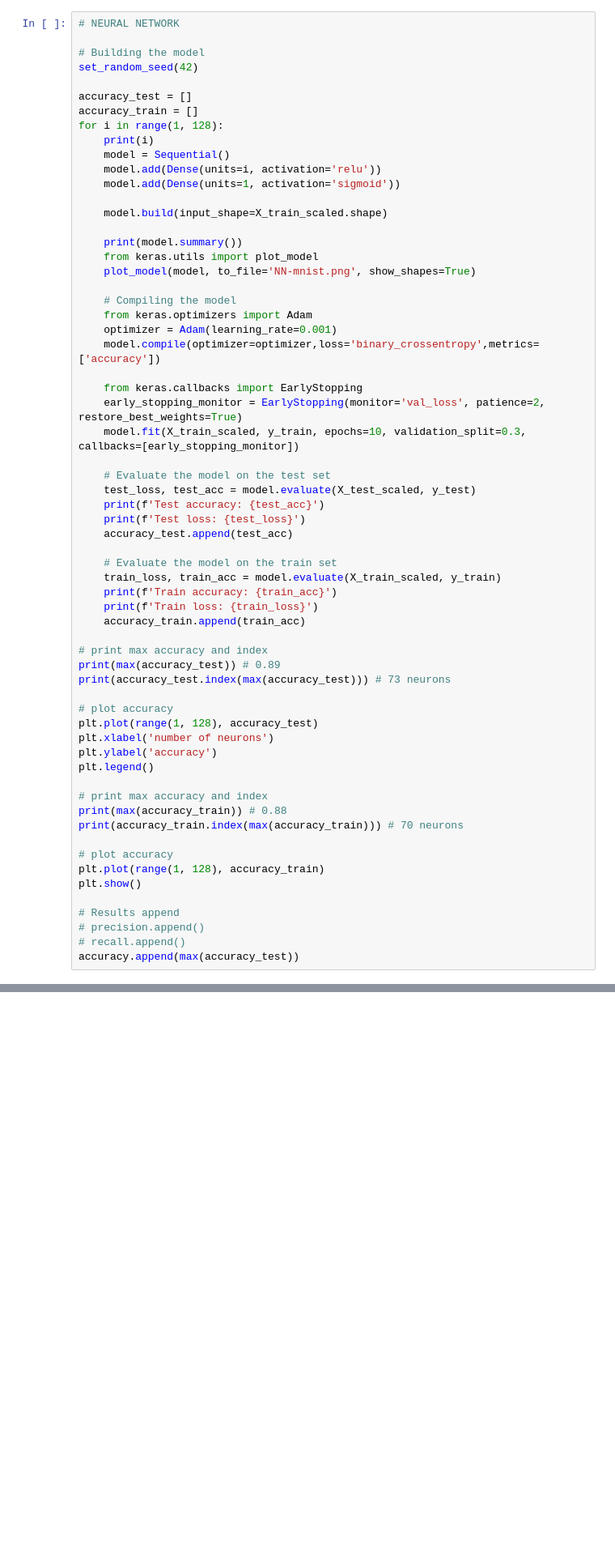
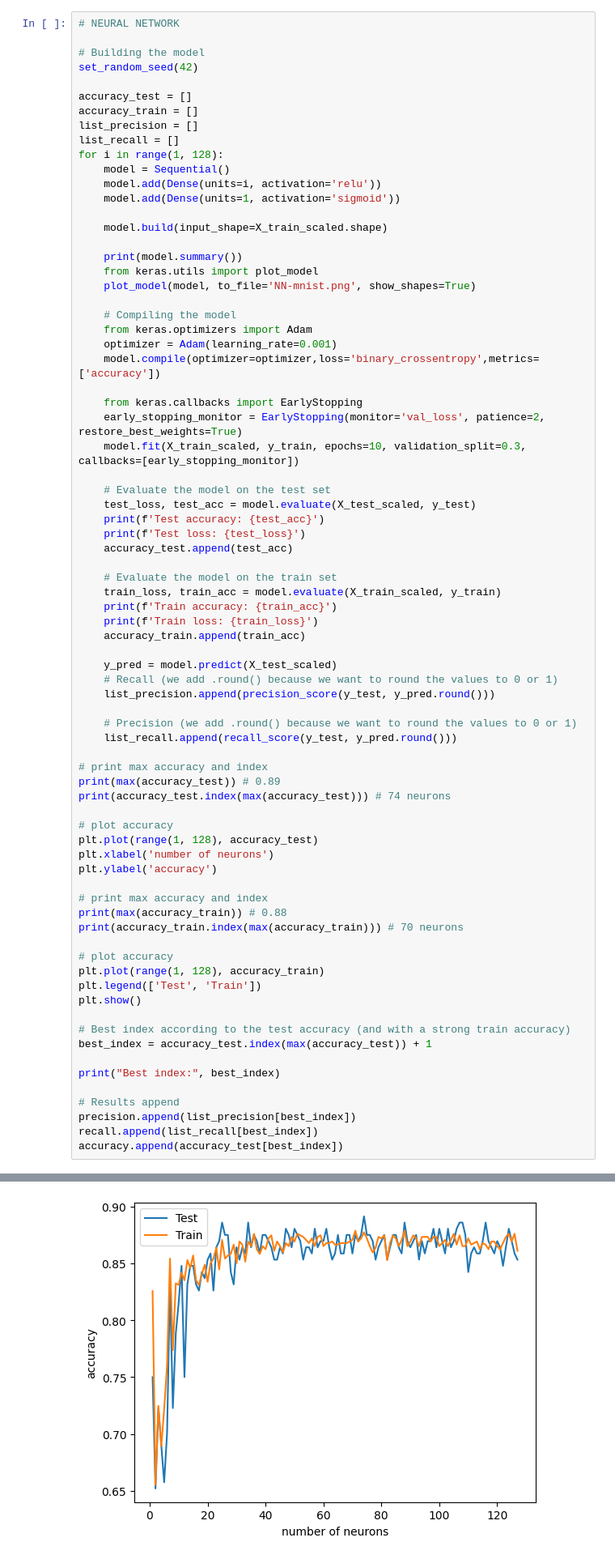
Before and after one commit to DevNono/IA01_project, a Jupyter notebook: proj.ipynb, the cells around one changed output, grey strips where cells are left out. Shown at 81% size. Saved outputs shown, nothing was run; the diff lists cells and outputs as text; blank space fills up the shorter version.

```diff
--- a/proj.ipynb
+++ b/proj.ipynb
@@ -259,8 +378,9 @@ set_random_seed(42)
 
 accuracy_test = []
 accuracy_train = []
+list_precision = []
+list_recall = []
 for i in range(1, 128):
-    print(i)
     model = Sequential()
     model.add(Dense(units=i, activation='relu'))
     model.add(Dense(units=1, activation='sigmoid'))
@@ -292,15 +412,21 @@ for i in range(1, 128):
     print(f'Train loss: {train_loss}')
     accuracy_train.append(train_acc)
 
+    y_pred = model.predict(X_test_scaled)
+    # Recall (we add .round() because we want to round the values to 0 or 1)
+    list_precision.append(precision_score(y_test, y_pred.round()))
+
+    # Precision (we add .round() because we want to round the values to 0 or 1)
+    list_recall.append(recall_score(y_test, y_pred.round()))
+
 # print max accuracy and index
 print(max(accuracy_test)) # 0.89
-print(accuracy_test.index(max(accuracy_test))) # 73 neurons
+print(accuracy_test.index(max(accuracy_test))) # 74 neurons
 
 # plot accuracy
 plt.plot(range(1, 128), accuracy_test)
 plt.xlabel('number of neurons')
 plt.ylabel('accuracy')
-plt.legend()
 
 # print max accuracy and index
 print(max(accuracy_train)) # 0.88
@@ -308,10 +434,16 @@ print(accuracy_train.index(max(accuracy_train))) # 70 neurons
 
 # plot accuracy
 plt.plot(range(1, 128), accuracy_train)
+plt.legend(['Test', 'Train'])
 plt.show()
 
+# Best index according to the test accuracy (and with a strong train accuracy)
+best_index = accuracy_test.index(max(accuracy_test)) + 1
+
+print("Best index:", best_index)
+
 # Results append
-# precision.append()
-# recall.append()
-accuracy.append(max(accuracy_test))
+precision.append(list_precision[best_index])
+recall.append(list_recall[best_index])
+accuracy.append(accuracy_test[best_index])
 # %% [output]
@@ -318,0 +467 @@ NameError: name 'set_random_seed' is not defined
+[figure, added]
```
Also changed, not shown: parts of 11 cells of this notebook.
